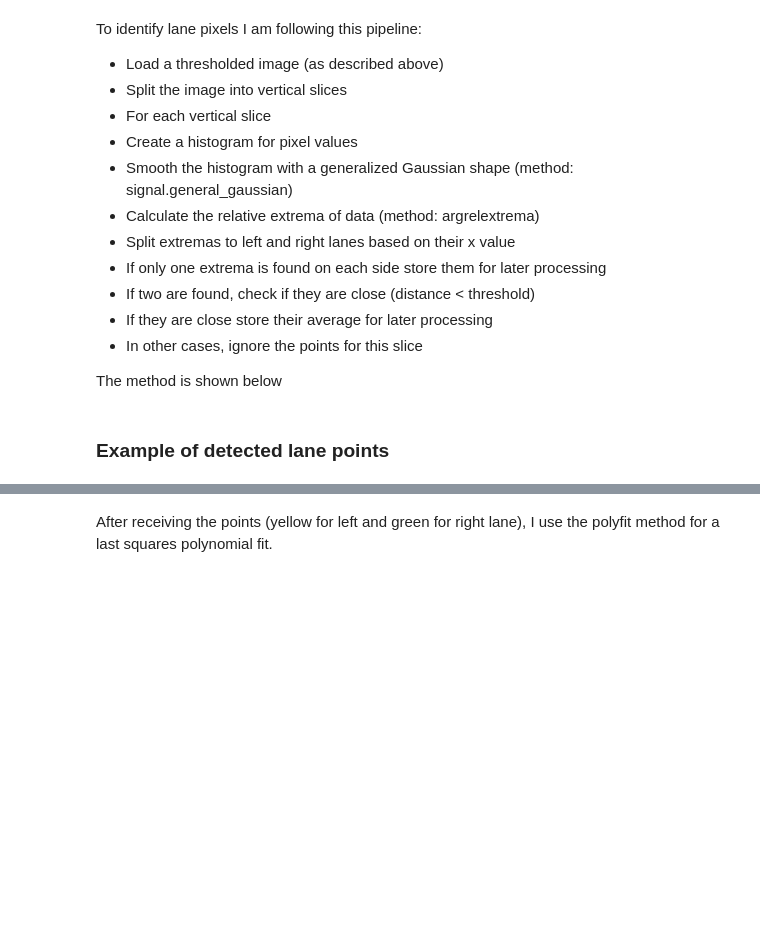
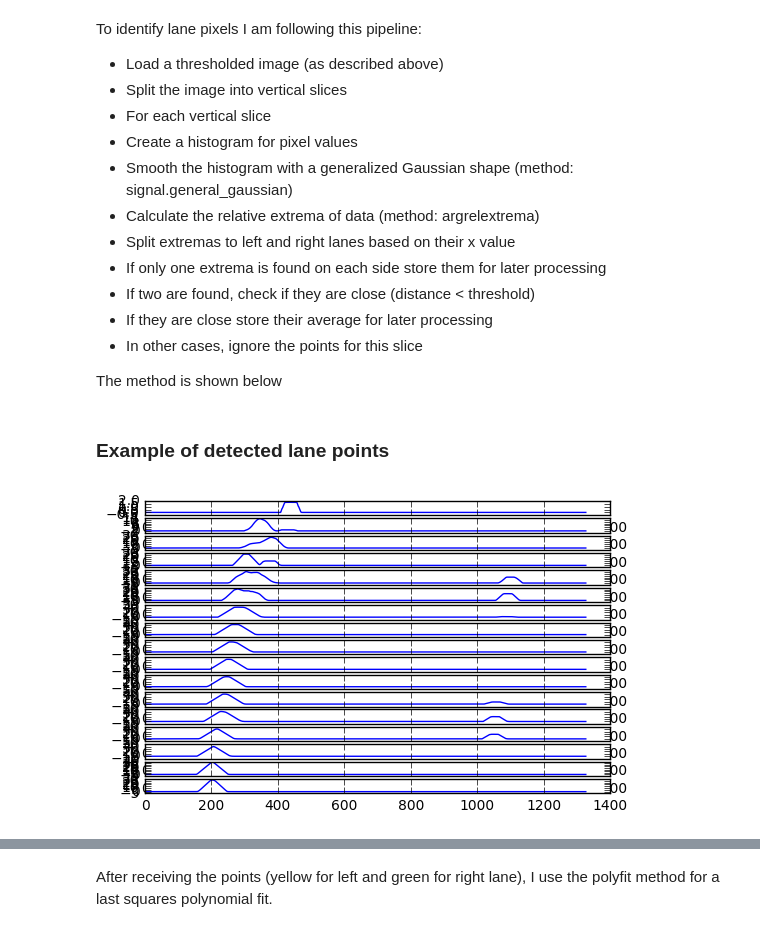
Before and after one commit to nmitsou/CarND-Advanced-Lane-Lines, a Jupyter notebook: calibrate.ipynb, the cells around one changed output, grey strips where cells are left out. Drawn from its saved outputs; the diff is of its cells as text; code cells hidden in the pictures; blank space fills up the shorter version.

```diff
--- a/calibrate.ipynb
+++ b/calibrate.ipynb
@@ -409,4 +425,10 @@ def find_lane_points(image):
 # %% [markdown]
 
 ### Example of detected lane points
+# %%
+thresholded_image = threshold_image(projected_image)
+
+left_lanes_x, left_lanes_y, right_lanes_x, right_lanes_y = find_lane_points(thresholded_image, True)
+# %% [output]
+[figure, added]
 # %%
```
Also changed, not shown: parts of 25 cells of this notebook, 1 other file.
